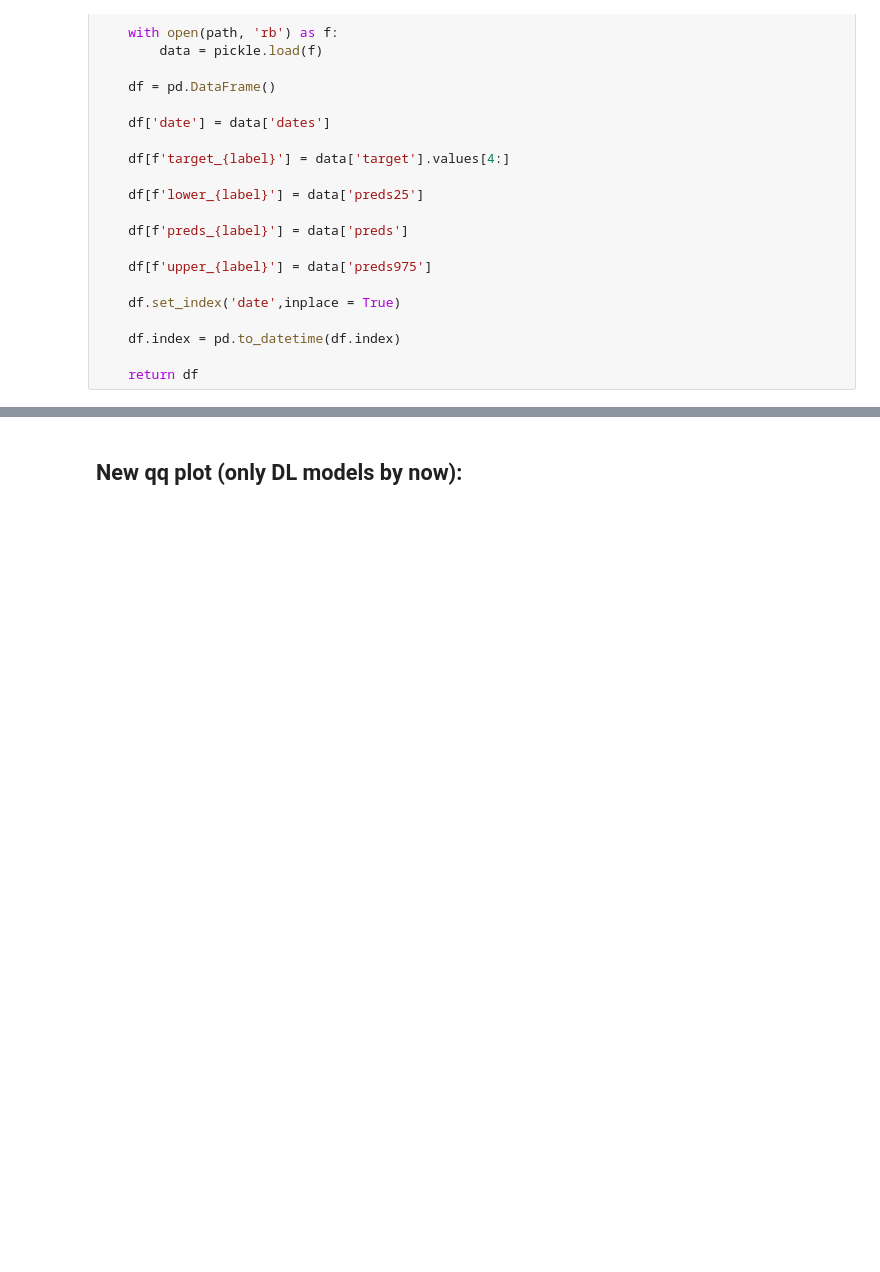
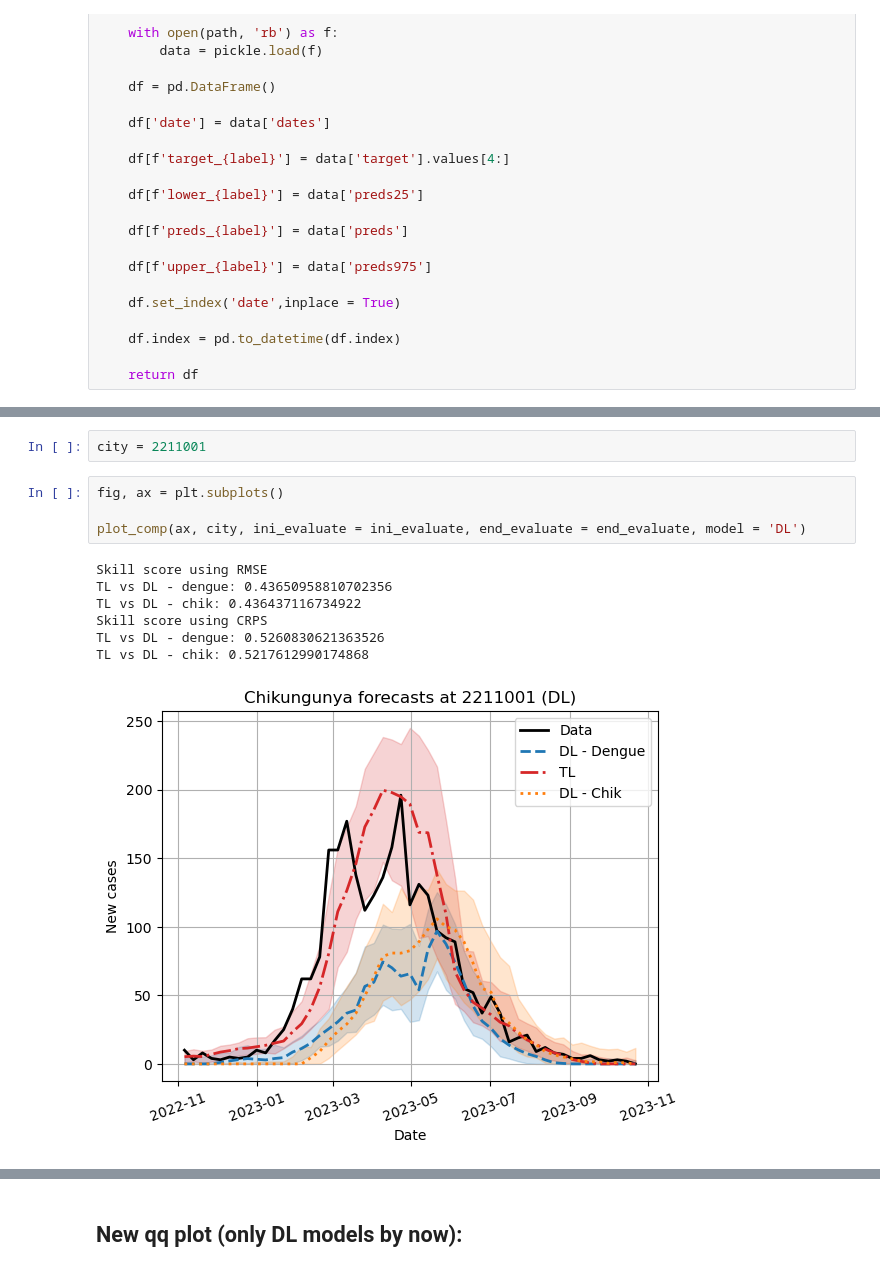
Before and after one commit to AlertaDengue/transfer-learning-forecast, a Jupyter notebook: notebooks/Comp_models.ipynb, the cells around one changed output, grey strips where cells are left out. Saved outputs shown, nothing was run; the diff lists cells and outputs as text; blank space fills up the shorter version.

```diff
--- a/notebooks/Comp_models.ipynb
+++ b/notebooks/Comp_models.ipynb
@@ -298,0 +322,14 @@ TL vs DL - chik: 0.48199830720598136
+# %%
+city = 2211001
+# %%
+fig, ax = plt.subplots()
+
+plot_comp(ax, city, ini_evaluate = ini_evaluate, end_evaluate = end_evaluate, model = 'DL')
+# %% [output]
+Skill score using RMSE
+TL vs DL - dengue: 0.43650958810702356
+TL vs DL - chik: 0.436437116734922
+Skill score using CRPS
+TL vs DL - dengue: 0.5260830621363526
+TL vs DL - chik: 0.5217612990174868
+[figure, added]
```
Also changed, not shown: parts of 15 cells of this notebook, 23 other files.
